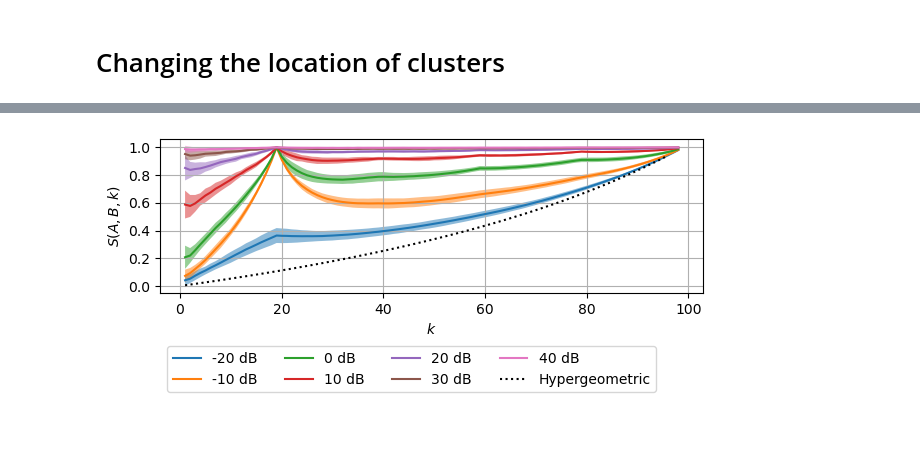
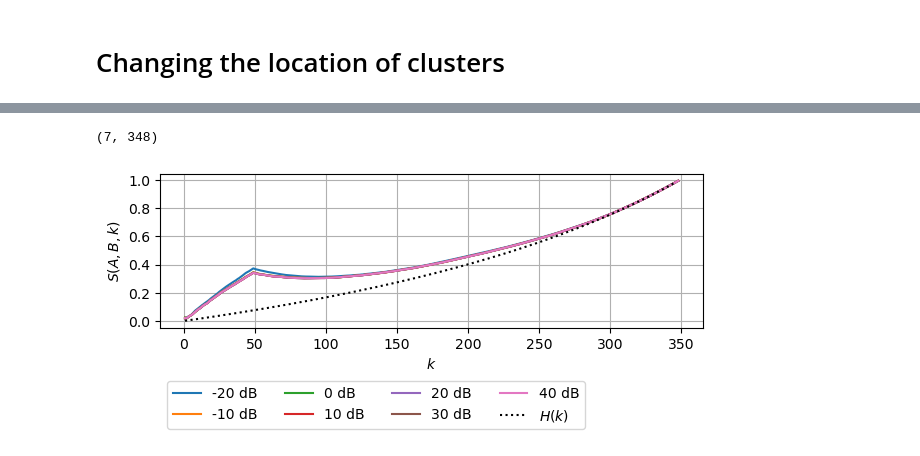
Before and after one commit to tiagoft/graph_structure, a Jupyter notebook: experiments/neurips2024/notebooks/theory_and_toy_problems.ipynb, the cells around one changed output, grey strips where cells are left out. Drawn from its saved outputs; the diff is of its cells as text; code cells hidden in the pictures; blank space fills up the shorter version.

Commit message:
Changes in labels

```diff
--- a/experiments/neurips2024/notebooks/theory_and_toy_problems.ipynb
+++ b/experiments/neurips2024/notebooks/theory_and_toy_problems.ipynb
@@ -146,7 +146,7 @@ for snr in tqdm(snrs):
         for _ in range(n_repetitions):
             A = np.random.randn(n_samples, dim)
             B = A + alpha * np.random.randn(n_samples, dim)
-            k_ = int(k * n_samples)
+            k_ = int(k * (n_samples-1))
             s = gs.mean_neighborhood_similarity_from_points(A, B, k_)
             this_res.append(s)
         res[snr].append(np.mean(this_res))
@@ -266,25 +266,27 @@ plt.show()
 # Changing the location of clusters
 # %%
 c = 5
-n_clusters = 5
+n_clusters = 7
 dim = 50
-samples_per_cluster = 20
-np.random.seed(65)
+samples_per_cluster = 50
+np.random.seed(67)
 clusters = np.random.randn(n_clusters, dim) * c
 clusters2 = np.random.randn(n_clusters, dim) * c
 
 n_samples = samples_per_cluster * clusters.shape[0]
+snrs = [-20, -10, 0, 10, 20, 30, 40]
 # %%
 def make_curves_clusters(seed, samples_per_cluster, clusters, clusters2, dim, snrs, ks):
     n_samples = samples_per_cluster * clusters.shape[0]
     np.random.seed(seed)
-    x = np.vstack([np.random.randn(samples_per_cluster, dim) + clusters[i,:] for i in range(clusters.shape[0])])
-    y = np.vstack([ np.random.randn(samples_per_cluster, dim) + clusters2[i,:]  for i in range(clusters.shape[0])])
+    source = np.random.randn(samples_per_cluster, dim)
+    x = np.vstack([source + clusters[i,:] for i in range(clusters.shape[0])])
+    y = np.vstack([source + clusters2[i,:]  for i in range(clusters.shape[0])])
     nx = gs.nearest_neighbors(x)
     curves = []
     for snr in snrs:
         alpha = alpha_from_snr(snr)
-        y = x + alpha * (np.random.randn(n_samples, dim))
+        y = y + alpha * (np.random.randn(n_samples, dim))
         ny = gs.nearest_neighbors(y)
         res = []
         for k in ks:
@@ -320,36 +322,45 @@ all_curves = Parallel(n_jobs=-1, verbose=10)(delayed(make_curves_clusters)(n, sa
 # M = number of possibilities
 # N = number of possibilities of victory
 # n = number of trials
+n_samples = samples_per_cluster*clusters.shape[0]
+
 M = n_samples-1
 n = ks[:-2]
 N = n
 intersection = st.hypergeom.mean(M,n,N)
 union = 2 * np.array(n) - np.array(intersection)
 js = intersection/union
+# %%
+all_curves_ = np.array(all_curves)
+mu = all_curves_.mean(axis=0)
+mu.shape
+# %% [output]
+(7, 348)
 # %%
 all_curves_ = np.array(all_curves)
 curves = np.mean(all_curves_, axis=0)
 errors = np.std(all_curves_, axis=0)*2
+curves = all_curves_[0,:,:]
 
 curves.shape
 labels = [f'{s} dB' for s in snrs]
 
 plt.figure(figsize=(7, 2))
 
 for c in range(curves.shape[0]):
     plt.plot(ks, curves[c,:], label=labels[c])
-    plt.fill_between(ks, curves[c,:]+errors[c,:], curves[c,:]-errors[c,:], alpha=0.5)
+#    plt.fill_between(ks, curves[c,:]+errors[c,:], curves[c,:]-errors[c,:], alpha=0.5)
 
-plt.plot(n, js, 'k:', label='Hypergeometric')
+plt.plot(n, js, 'k:', label='$H(k)$')
 
 plt.xlabel('$k$')
 plt.ylabel('$S(A,B,k)$')
 a = 0.2
 plt.yticks(np.arange(0, 1 + a, a))
 #plt.semilogx()
 plt.grid()
 plt.legend(ncols=4, loc='upper left', bbox_to_anchor=(0.0, -0.3))
 plt.savefig('clustered_with_whitenoise.pdf', bbox_inches='tight')
 plt.show()
 # %% [output]
-[figure, old version]
+[figure, new version]
```
Also changed, not shown: parts of 5 cells of this notebook, 3 other files.
